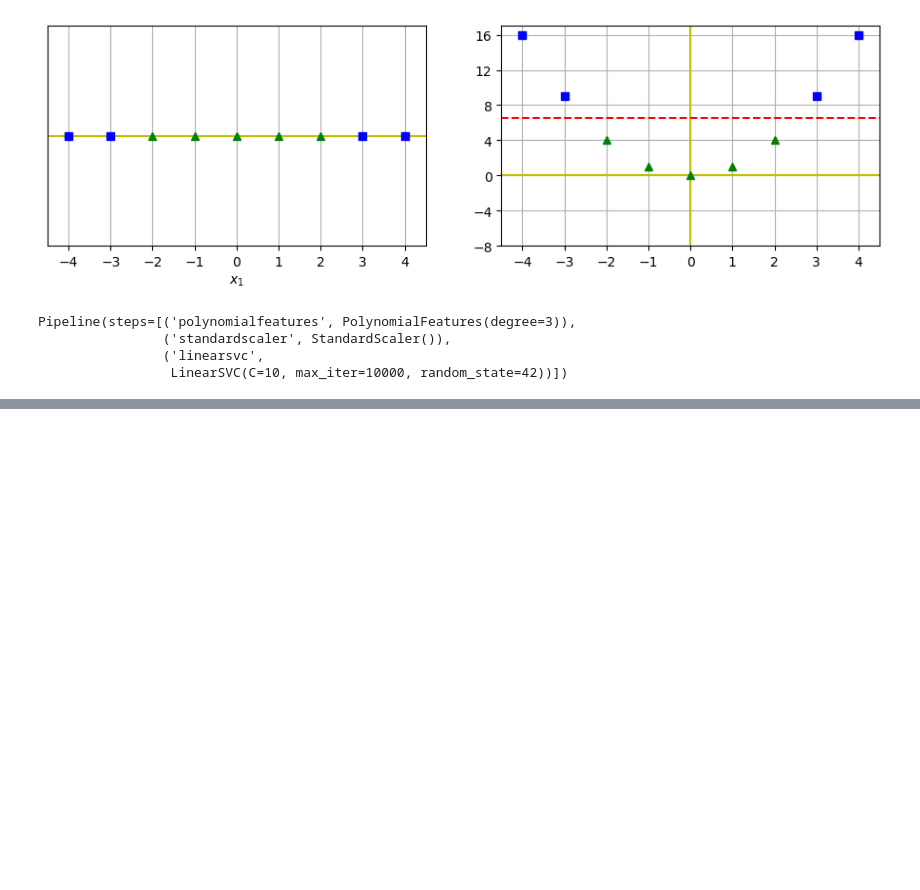
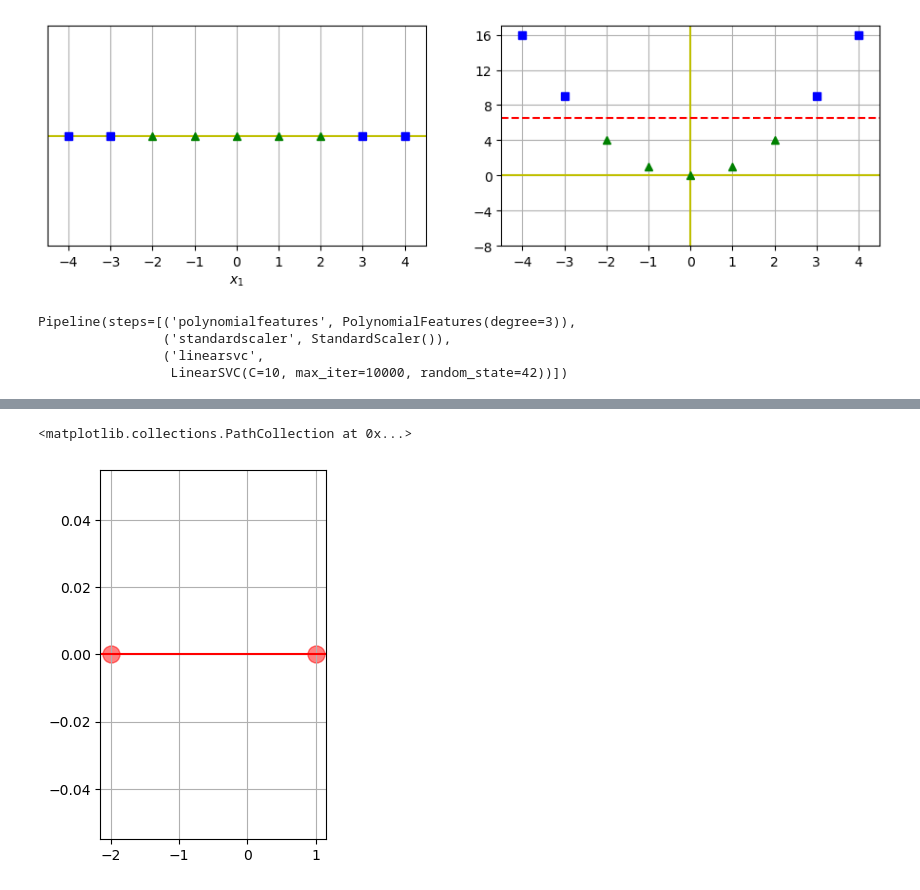
Before and after one commit to w-alkao/ml, a Jupyter notebook: Support_Vector_Machines.ipynb, the cells around one changed output, grey strips where cells are left out. Saved outputs shown, nothing was run; the diff lists cells and outputs as text; code cells hidden in the pictures; blank space fills up the shorter version.

```diff
--- a/Support_Vector_Machines.ipynb
+++ b/Support_Vector_Machines.ipynb
@@ -337,0 +433,9 @@ plt.contourf(A, B, y_pred, cmap=plt.cm.brg, alpha=0.2)
+# %%
+plt.subplot(121)
+plt.grid()
+plt.axhline(y=0, color='r')
+plt.scatter(x=[-2, 1], y=[0, 0], s=150, alpha=0.5, c='red')
+plt.plot(A[:, 0][])
+# %% [output]
+<matplotlib.collections.PathCollection at 0x...>
+[figure, added]
```
Also changed, not shown: parts of 9 cells of this notebook.
